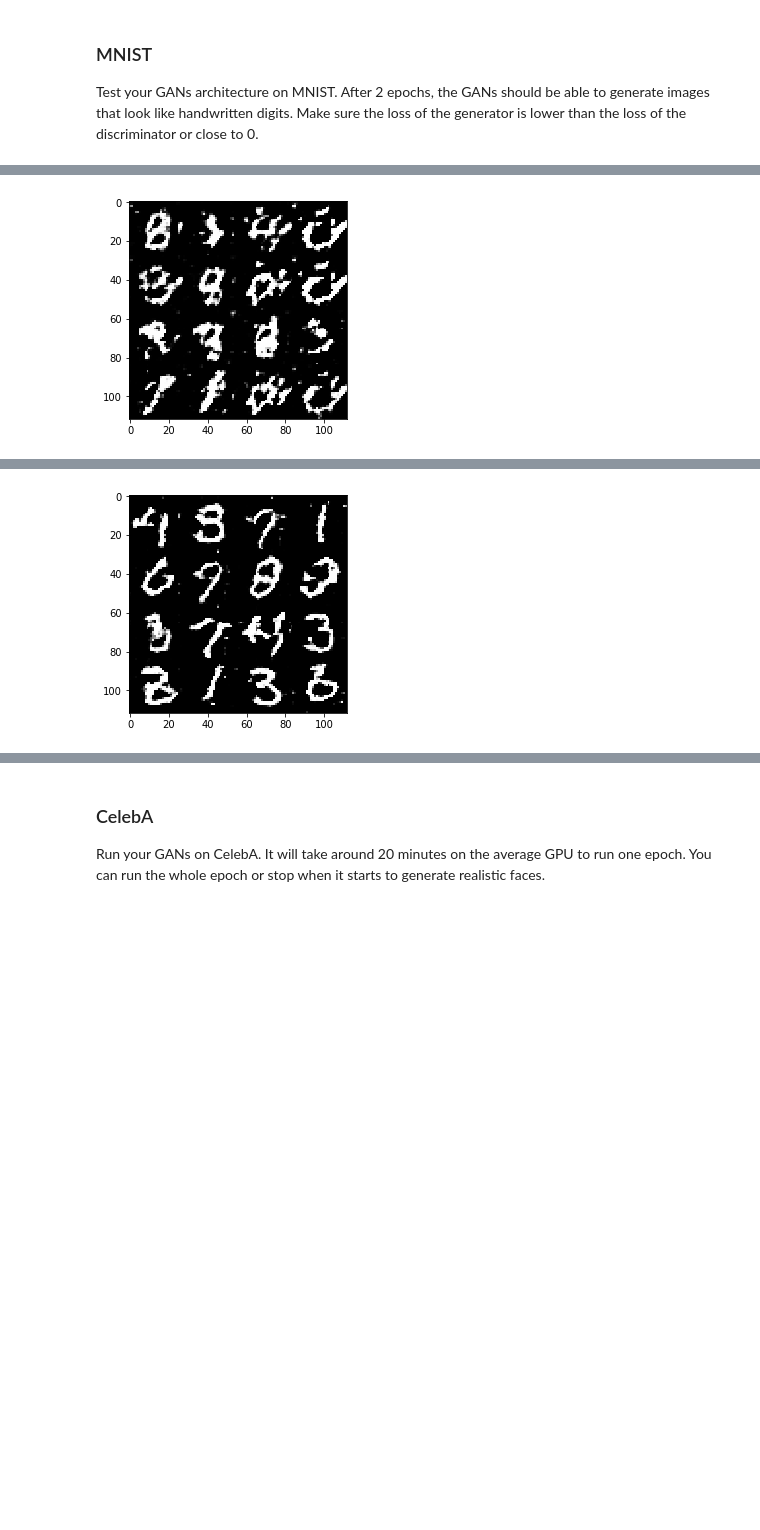
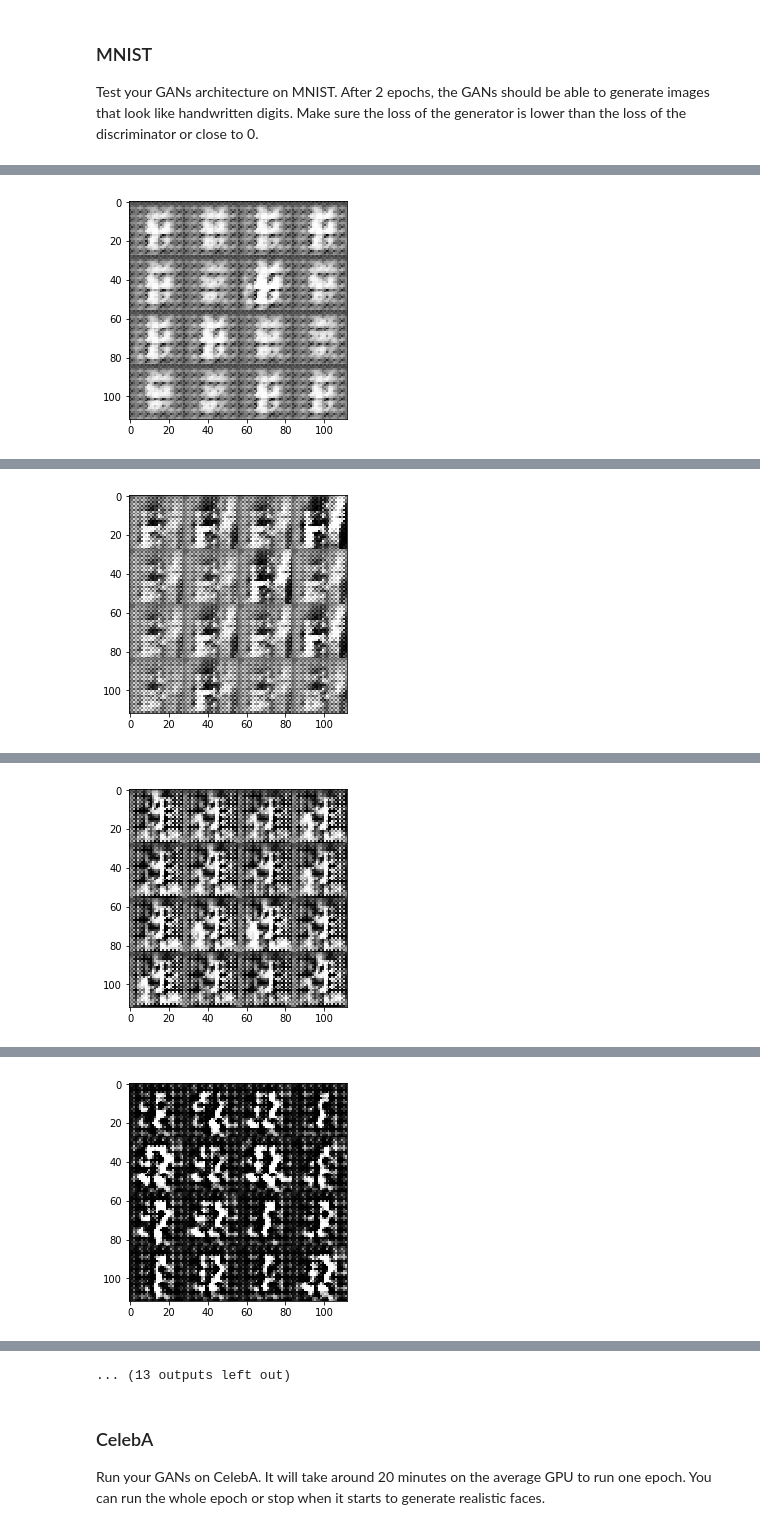
Before and after one commit to meet-minimalist/Udacity-Deep-Leanring-Project-4-Generative-Adversarial-Networks, a Jupyter notebook: dlnd_face_generation.ipynb, the cells around one changed output, grey strips where cells are left out. Saved outputs shown, nothing was run; the diff lists cells and outputs as text; code cells hidden in the pictures; blank space fills up the shorter version.

```diff
--- a/dlnd_face_generation.ipynb
+++ b/dlnd_face_generation.ipynb
@@ -247,18 +265,20 @@ def model_loss(input_real, input_z, out_channel_dim, is_training=True):
     :return: A tuple of (discriminator loss, generator loss)
     """
     # TODO: Implement Function
+    real_coefficient = tf.random_uniform(shape=[1], minval=0.7, maxval=0.95, dtype=tf.float32)
+    fake_coefficient = tf.random_uniform(shape=[1], minval=0.05, maxval=0.3, dtype=tf.float32)
 
     g1 = generator(input_z, out_channel_dim, is_train=is_training, alpha=0.01)
 
     d_out_real, d_logits_real = discriminator(input_real, is_training=is_training, alpha=0.01)
     d_out_fake, d_logits_fake = discriminator(g1, is_training=is_training, alpha=0.01, reuse=True)
 
-    d_loss_fake = tf.reduce_mean(tf.nn.sigmoid_cross_entropy_with_logits(labels=tf.zeros_like(d_out_fake), logits=d_logits_fake))
-    d_loss_real = tf.reduce_mean(tf.nn.sigmoid_cross_entropy_with_logits(labels=tf.ones_like(d_out_real)*0.9, logits=d_logits_real))
+    d_loss_fake = tf.reduce_mean(tf.nn.sigmoid_cross_entropy_with_logits(labels=tf.zeros_like(d_out_fake)*fake_coefficient, logits=d_logits_fake))
+    d_loss_real = tf.reduce_mean(tf.nn.sigmoid_cross_entropy_with_logits(labels=tf.ones_like(d_out_real)*real_coefficient, logits=d_logits_real))
 
     d_loss = d_loss_real + d_loss_fake
 
-    g_loss = tf.reduce_mean(tf.nn.sigmoid_cross_entropy_with_logits(labels=tf.ones_like(d_out_fake), logits=d_logits_fake))
+    g_loss = tf.reduce_mean(tf.nn.sigmoid_cross_entropy_with_logits(labels=tf.ones_like(d_out_fake)*real_coefficient, logits=d_logits_fake))
 
     return d_loss, g_loss
 
@@ -360,28 +380,34 @@ def train(epoch_count, batch_size, z_dim, learning_rate, beta1, get_batches, dat
 
     d_train, g_train = model_opt(d_loss, g_loss, learn_rate, beta1)
 
+    noise_z_sample = tf.placeholder(shape=[None, z_dim], dtype=tf.float32)
+    Z_val_sample = np.random.normal(0, 1, size=(batch_size, z_dim))
 
     with tf.Session() as sess:
         sess.run(tf.global_variables_initializer())
         for epoch_i in range(epoch_count):
-            #i = 1
+            i = 1
             for batch_images in get_batches(batch_size):
                 # TODO: Train Model
-                Z_val = np.random.uniform(-1, 1, size=(batch_size, z_dim))
+                Z_val = np.random.normal(0, 1, size=(batch_size, z_dim))
                 batch_images = batch_images*2
                 d_run = sess.run(d_train, feed_dict={real_image_input: batch_images, noise_of_z: Z_val, learn_rate: learning_rate})
                 g_run = sess.run(g_train, feed_dict={real_image_input: batch_images, noise_of_z: Z_val, learn_rate: learning_rate})
-                """
+
                 if i % 100 == 0:
                     disc_loss = sess.run(d_loss, feed_dict={real_image_input: batch_images, noise_of_z: Z_val})
                     gen_loss = sess.run(g_loss, feed_dict={noise_of_z: Z_val})
                     print("Batch No.: {}".format(i),
                           "Discriminator Loss: {}".format(disc_loss),
                           "Generative Loss: {}".format(gen_loss))
+
+                if i % 500 == 0:
+                    sess.run(noise_z_sample, feed_dict={noise_z_sample:Z_val_sample})
+                    show_generator_output(sess, 20, noise_z_sample, data_shape[3], data_image_mode)
                 i += 1
-                """
-            disc_loss = sess.run(d_loss, feed_dict={real_image_input: batch_images, noise_of_z: Z_val})
-            gen_loss = sess.run(g_loss, feed_dict={noise_of_z: Z_val})
+
+            #disc_loss = sess.run(d_loss, feed_dict={real_image_input: batch_images, noise_of_z: Z_val})
+            #gen_loss = sess.run(g_loss, feed_dict={noise_of_z: Z_val})
 
             print("Epoch {}/{}".format(epoch_i+1, epoch_count),
                     "Discriminator Loss: {}".format(disc_loss),
@@ -394,10 +420,17 @@ def train(epoch_count, batch_size, z_dim, learning_rate, beta1, get_batches, dat
 ### MNIST
 Test your GANs architecture on MNIST.  After 2 epochs, the GANs should be able to generate images that look like handwritten digits.  Make sure the loss of the generator is lower than the loss of the discriminator or close to 0.
 # %%
-batch_size = 16
+#with dropout
+# disc_drop = 0.3
+# gen_drop = 0.5
+
+batch_size = 24
 z_dim = 100
-learning_rate = 0.002
-beta1 = 0.9
+learning_rate = 0.00095
+beta1 = 0.29
+
+#with 0.7-0.95 - disc_coeff
+#with 0.05-0.3 - gen_coeff
 
 
 """
@@ -414 +451 @@ Epoch 1/2 Discriminator Loss: 0.553080677986145 Generative Loss: 2.0862078666687
-[figure, old version]
+[figure, new version]
@@ -417 +457 @@ Epoch 2/2 Discriminator Loss: 0.9424732327461243 Generative Loss: 1.357511401176
-[figure, old version]
+[figure, new version]
@@ -418,0 +463 @@ Model saved in path: /tmp/model.ckpt
+[figure, added]
@@ -418,0 +469 @@ Model saved in path: /tmp/model.ckpt
+[figure, added]
@@ -419,3 +478,4 @@ Model saved in path: /tmp/model.ckpt
+... (13 outputs left out)
 # %% [markdown]
 ### CelebA
 Run your GANs on CelebA.  It will take around 20 minutes on the average GPU to run one epoch.  You can run the whole epoch or stop when it starts to generate realistic faces.
```
Also changed, not shown: parts of 4 cells of this notebook, 1 other file.
